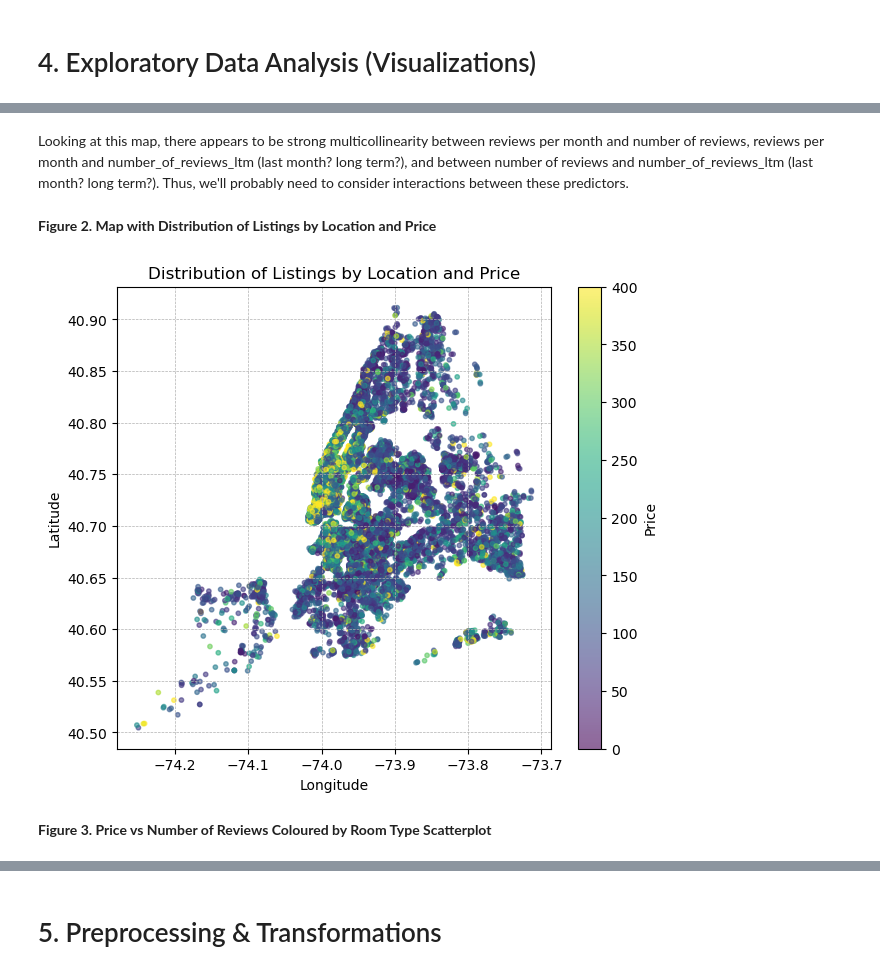
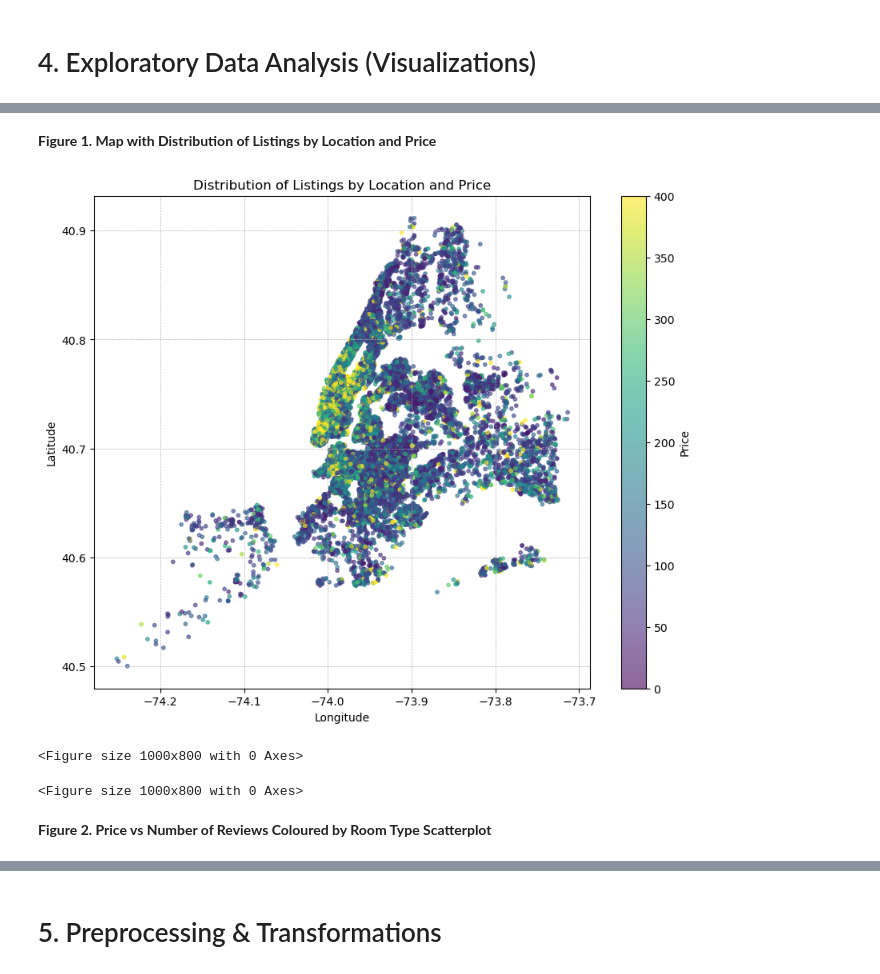
Before and after one commit to DSCI-310-2024/DSCI_310_Group_9_NY-airbnb-analysis, a Jupyter notebook: src/milestone_1.ipynb, the cells around one changed output, grey strips where cells are left out. Cells and saved outputs as stored; diff of their text form; code cells hidden in the pictures.

```diff
--- a/src/milestone_1.ipynb
+++ b/src/milestone_1.ipynb
@@ -291,22 +280,23 @@ fig.tight_layout()
-# %% [markdown]
-Looking at this map, there appears to be strong multicollinearity between reviews per month and number of reviews, reviews per month and number_of_reviews_ltm (last month? long term?), and between number of reviews and number_of_reviews_ltm (last month? long term?). Thus, we'll probably need to consider interactions between these predictors.
 # %% [markdown]
-**Figure 2. Map with Distribution of Listings by Location and Price**
+**Figure 1. Map with Distribution of Listings by Location and Price**
 # %%
-plt.figure(figsize=(7, 6))
+plt.figure(figsize=(10, 8))
 
 # Setting color limits to more typical range, e.g., 0 to 400
 # Adjust these values based on your specific dataset and its distribution
 vmin, vmax = 0, 400
 
 sc = plt.scatter(train_df['longitude'], train_df['latitude'], c=train_df['price'], cmap='viridis', s=10, alpha=0.6, vmin=vmin, vmax=vmax)
 plt.colorbar(sc, label='Price')
 plt.xlabel('Longitude')
 plt.ylabel('Latitude')
 plt.title('Distribution of Listings by Location and Price')
 plt.grid(True, which='both', linestyle='--', linewidth=0.5)
 plt.show()
+plt.figure(figsize=(10, 8))
 # %% [output]
-[figure, old version]
+[figure, new version]
+<Figure size 1000x800 with 0 Axes>
+<Figure size 1000x800 with 0 Axes>
 # %% [markdown]
-**Figure 3. Price vs Number of Reviews Coloured by Room Type Scatterplot**
+**Figure 2. Price vs Number of Reviews Coloured by Room Type Scatterplot**
```
Also changed, not shown: parts of 28 cells of this notebook.
